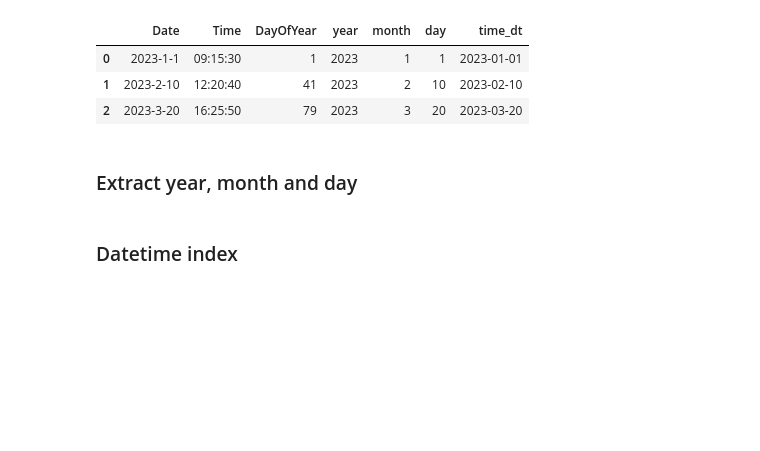
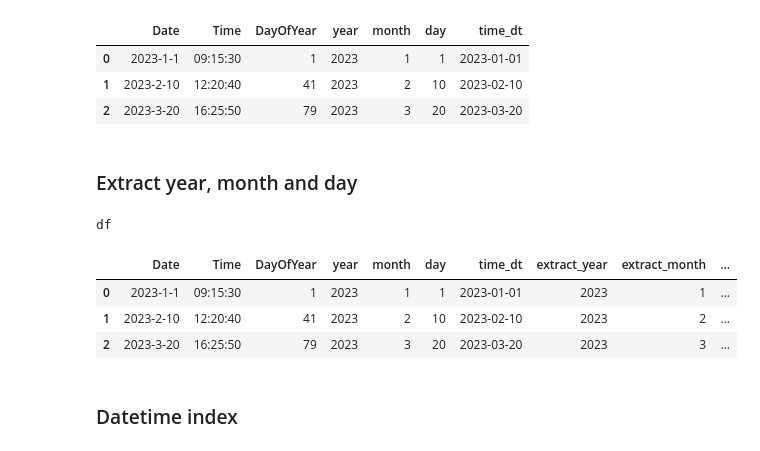
Before and after one commit to alexkychen/ds-hub, a Jupyter notebook: ds-book/_build/jupyter_execute/pandas.ipynb, the cells around one changed output. Drawn from its saved outputs; the diff is of its cells as text; code cells hidden in the pictures; blank space fills up the shorter version.

```diff
--- a/ds-book/_build/jupyter_execute/pandas.ipynb
+++ b/ds-book/_build/jupyter_execute/pandas.ipynb
@@ -1036,6 +1036,20 @@ df
 | 2 | 2023-3-20 | 16:25:50 | 79 | 2023 | 3 | 20 | 2023-03-20 |
 # %% [markdown]
 ### Extract year, month and day
+# %%
+# method 1: Use DatetimeIndex
+df["extract_year"] = pd.DatetimeIndex(df["Date"]).year
+# method 2: Use .dt.month or .dt.day
+df["extract_month"] = pd.to_datetime(df["Date"]).dt.month
+df["extract_day"] = pd.to_datetime(df["Date"]).dt.day
+
+display("df")
+# %% [output]
+df
+|  | Date | Time | DayOfYear | year | month | day | time_dt | extract_year | extract_month | ... |
+| 0 | 2023-1-1 | 09:15:30 | 1 | 2023 | 1 | 1 | 2023-01-01 | 2023 | 1 | ... |
+| 1 | 2023-2-10 | 12:20:40 | 41 | 2023 | 2 | 10 | 2023-02-10 | 2023 | 2 | ... |
+| 2 | 2023-3-20 | 16:25:50 | 79 | 2023 | 3 | 20 | 2023-03-20 | 2023 | 3 | ... |
 # %% [markdown]
 ### Datetime index
 # %% [markdown]
```
Also changed, not shown: parts of 1 cell of this notebook, 27 other files.
